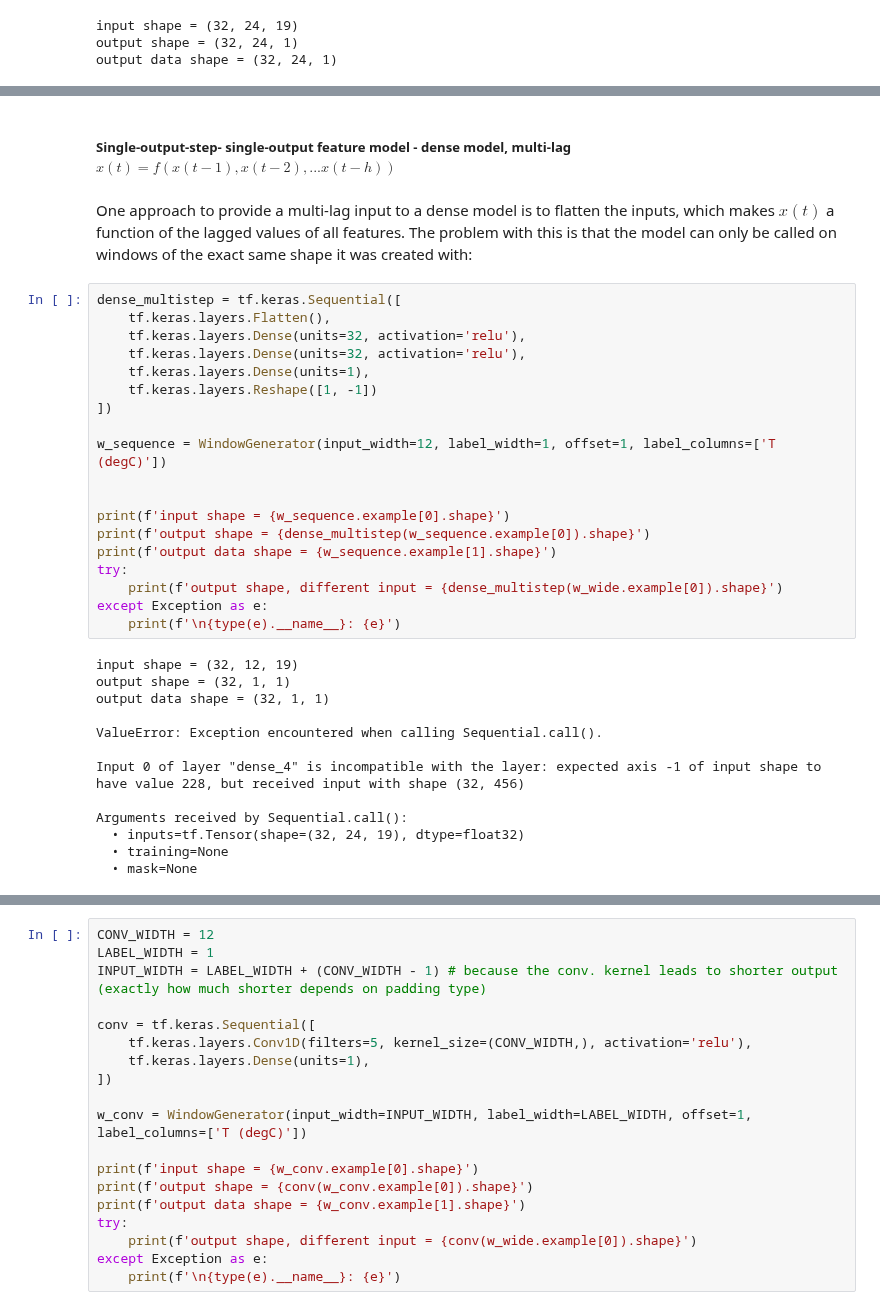
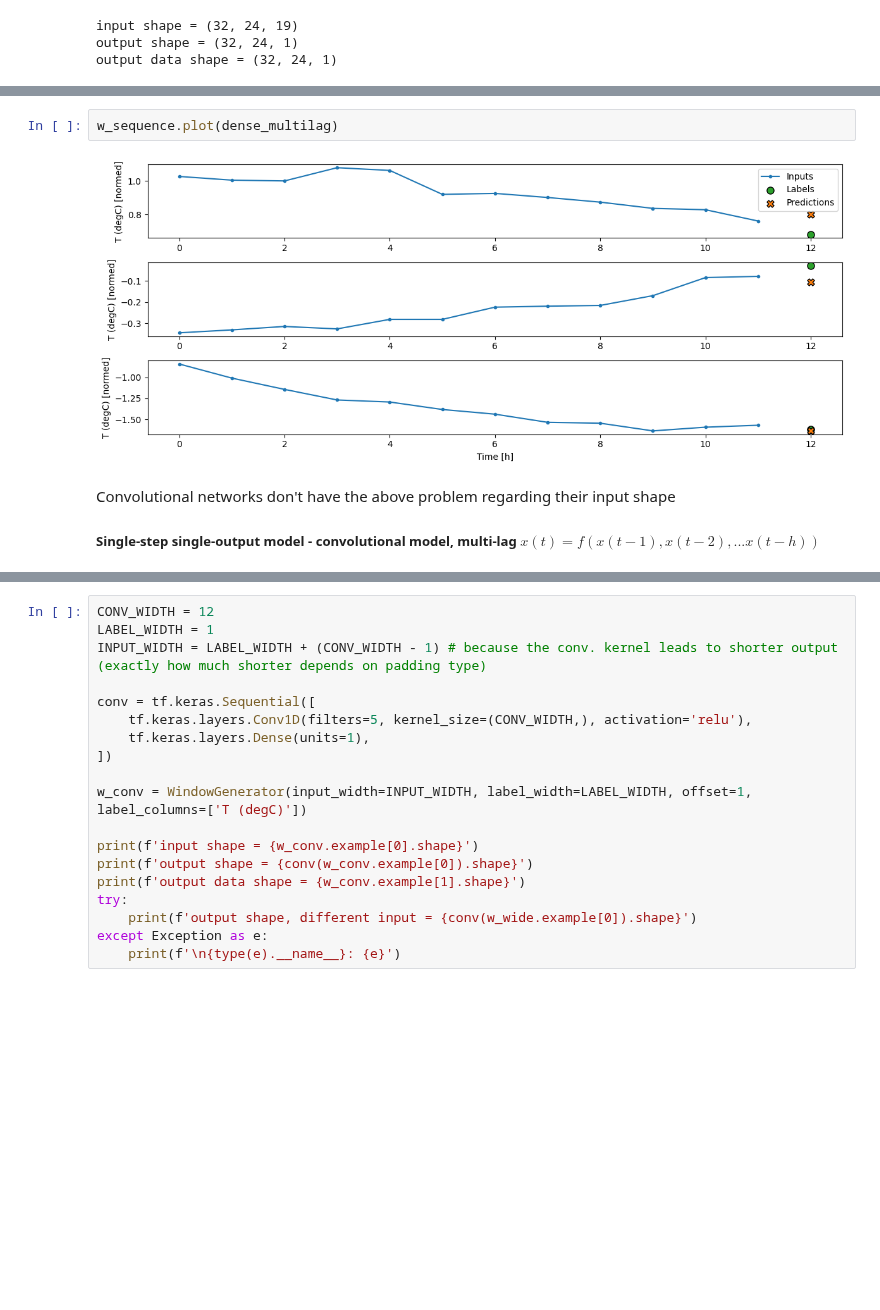
Before and after one commit to robetatis/study_notes_ml, a Jupyter notebook: weather.ipynb, the cells around one changed output, grey strips where cells are left out. Drawn from its saved outputs; the diff is of its cells as text; blank space fills up the shorter version.

```diff
--- a/weather.ipynb
+++ b/weather.ipynb
@@ -503,36 +573,8 @@ w_wide.plot(dense)
+# %%
+w_sequence.plot(dense_multilag)
+# %% [output]
+[figure, added]
 # %% [markdown]
-##### **Single-output-step- single-output feature model - dense model, multi-lag $x(t) = f(x(t-1), x(t-2), ... x(t-h))$**
+Convolutional networks don't have the above problem regarding their input shape
+
+##### **Single-step single-output model - convolutional model, multi-lag $x(t) = f(x(t-1), x(t-2), ... x(t-h))$**
-# %% [markdown]
-One approach to provide a multi-lag input to a dense model is to flatten the inputs, which makes $x(t)$ a function of the lagged values of all features. The problem with this is that the model can only be called on windows of the exact same shape it was created with:
-# %%
-dense_multistep = tf.keras.Sequential([
-    tf.keras.layers.Flatten(),
-    tf.keras.layers.Dense(units=32, activation='relu'),
-    tf.keras.layers.Dense(units=32, activation='relu'),
-    tf.keras.layers.Dense(units=1),
-    tf.keras.layers.Reshape([1, -1])
-])
-
-w_sequence = WindowGenerator(input_width=12, label_width=1, offset=1, label_columns=['T (degC)'])
-
-
-print(f'input shape = {w_sequence.example[0].shape}')
-print(f'output shape = {dense_multistep(w_sequence.example[0]).shape}')
-print(f'output data shape = {w_sequence.example[1].shape}')
-try:
-    print(f'output shape, different input = {dense_multistep(w_wide.example[0]).shape}')
-except Exception as e:
-    print(f'\n{type(e).__name__}: {e}')
-# %% [output]
-input shape = (32, 12, 19)
-output shape = (32, 1, 1)
-output data shape = (32, 1, 1)
-
-ValueError: Exception encountered when calling Sequential.call().
-
-Input 0 of layer "dense_4" is incompatible with the layer: expected axis -1 of input shape to have value 228, but received input with shape (32, 456)
-
-Arguments received by Sequential.call():
-  • inputs=tf.Tensor(shape=(32, 24, 19), dtype=float32)
-  • training=None
-  • mask=None
```
Also changed, not shown: parts of 42 cells of this notebook.
